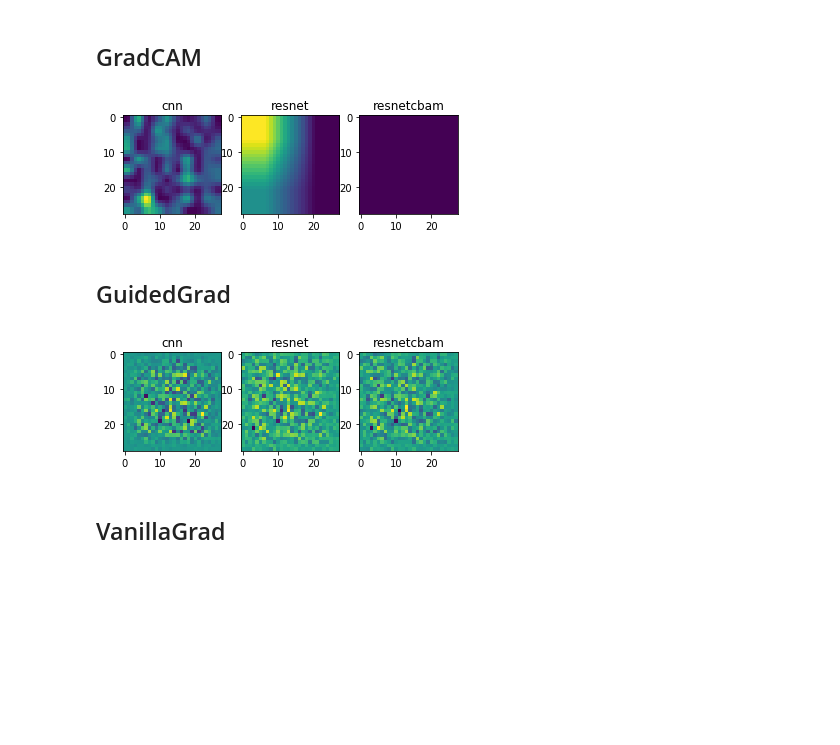
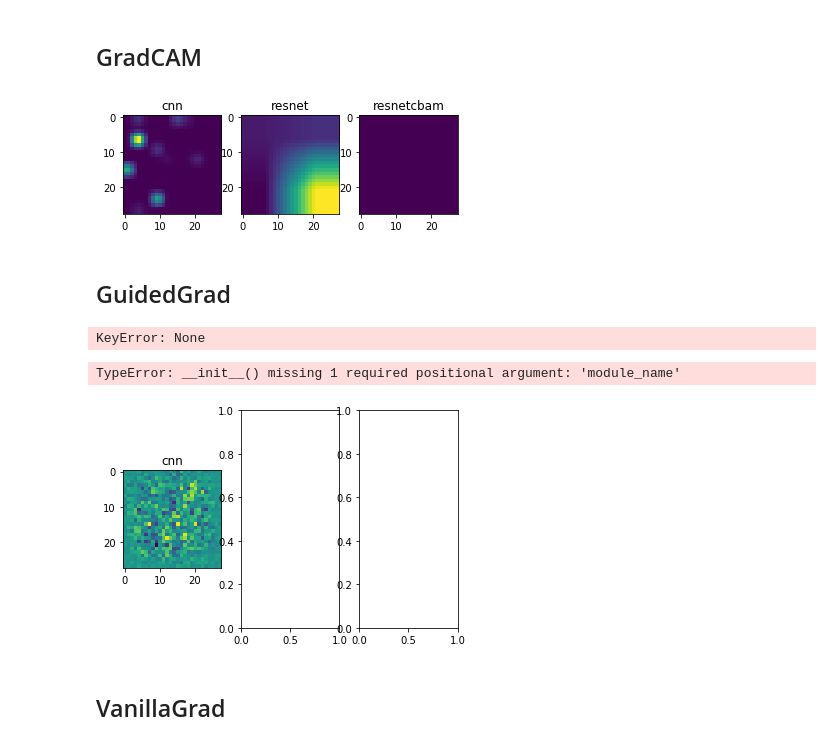
Before and after one commit to simonjisu/XAI, a Jupyter notebook: refactoring.ipynb, the cells around one changed output. Drawn from its saved outputs; the diff is of its cells as text; code cells hidden in the pictures; blank space fills up the shorter version.

Commit message:
[Test] 0.1.2 done test resnet, cbam

```diff
--- a/refactoring.ipynb
+++ b/refactoring.ipynb
@@ -89,22 +103,24 @@ def get_kwargs(a_type, m_type, kwargs_packs):
     else:
         kwargs = {"<none>": None}
     return kwargs
+# %%
+data_type = "mnist"
+x = torch.randn(1, 1, 28, 28)
+targets = torch.LongTensor([2])
 # %% [markdown]
 ## GradCAM
 # %%
 figure, axes = plt.subplots(1, 3)
-x = torch.randn(1, 1, 28, 28)
-targets = torch.LongTensor([2])
 a_type = "gradcam"
 for m_type, m, ax in zip(["cnn", "resnet", "resnetcbam"],
                          [model, model2, model3], axes):
-    kwargs = get_kwargs(a_type, m_type, kwargs_packs)
+    kwargs = get_kwargs(data_type, a_type, m_type, kwargs_packs)
     gradcam_model = GradCAM(m, **kwargs)
     gradcam = gradcam_model.get_attribution(x, targets)
     ax.imshow(gradcam.squeeze())
     ax.set_title(m_type)
 plt.show()
 # %% [output]
-[figure, old version]
+[figure, new version]
 # %% [markdown]
 ## GuidedGrad
@@ -111,18 +181,28 @@ plt.show()
+# %%
+for m_type, m, ax in zip(["cnn", "resnet", "resnetcbam"],
+                         [model, model2, model3], axes):
+    kwargs = get_kwargs(data_type, a_type, m_type, kwargs_packs)
+
+    if m_type == "resnet":
+        break
+# %%
+a = GuidedGrad(m, **kwargs)
+# %% [output]
+KeyError: None
 # %%
 figure, axes = plt.subplots(1, 3)
-x = torch.randn(1, 1, 28, 28)
-targets = torch.LongTensor([2])
 a_type = "guidedgrad"
 for m_type, m, ax in zip(["cnn", "resnet", "resnetcbam"],
                          [model, model2, model3], axes):
-    kwargs = get_kwargs(a_type, m_type, kwargs_packs)
+    kwargs = get_kwargs(data_type, a_type, m_type, kwargs_packs)
     guided_model = GuidedGrad(m, **kwargs)
     grad = guided_model.get_attribution(x, targets)
     ax.imshow(grad.squeeze())
     ax.set_title(m_type)
 plt.show()
 # %% [output]
+TypeError: __init__() missing 1 required positional argument: 'module_name'
-[figure, old version]
+[figure, new version]
 # %% [markdown]
 ## VanillaGrad
 # %%
```
Also changed, not shown: parts of 2 cells of this notebook, 13 other files.
